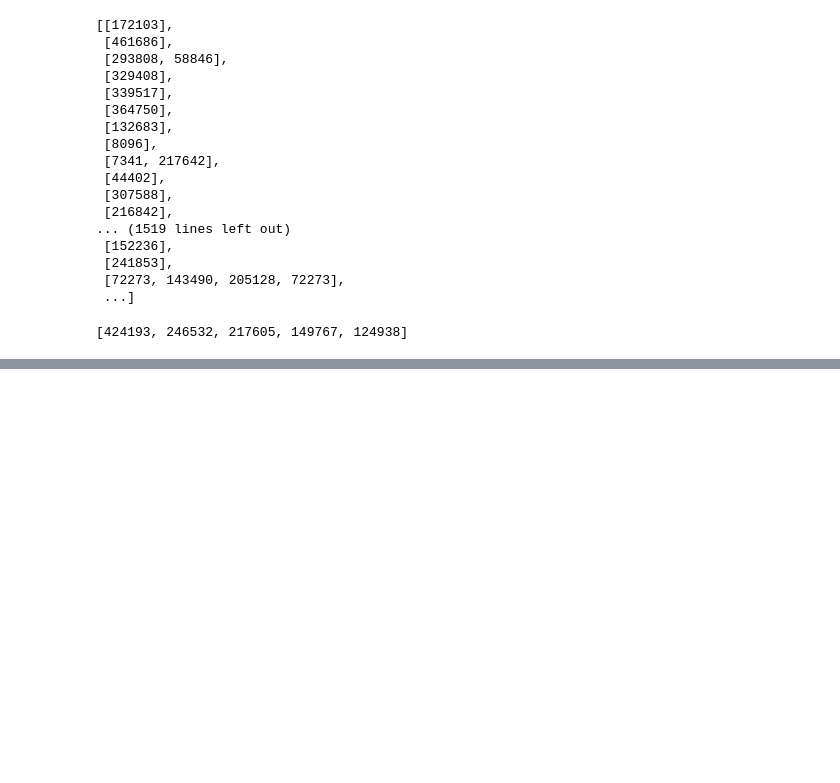
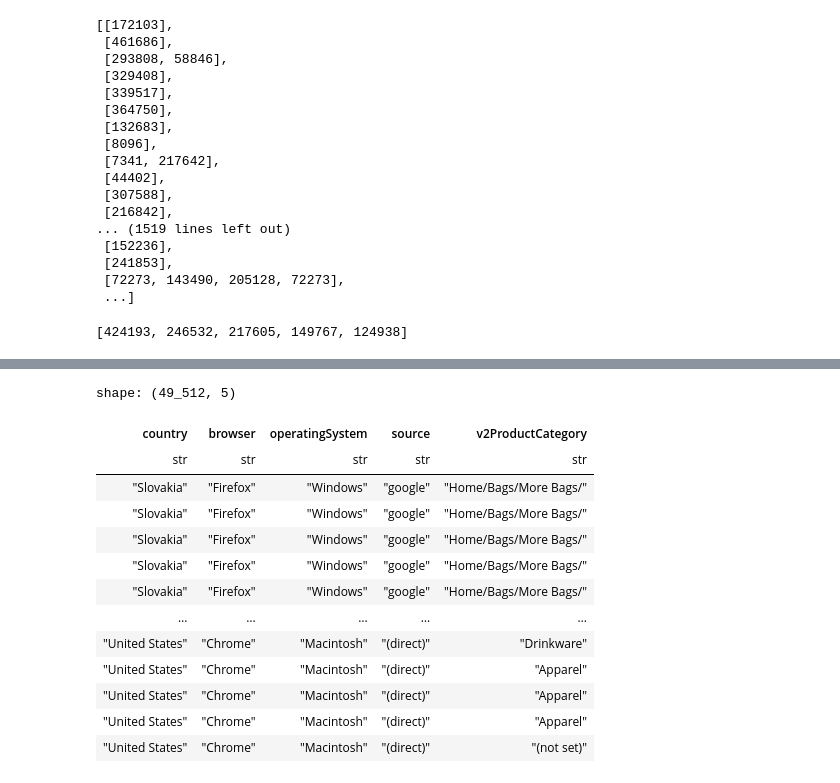
Before and after one commit to Andrew-Bordei/Data-Science, a Jupyter notebook: recommendation_system/notebooks/modelling.ipynb, the cells around one changed output, grey strips where cells are left out. Saved outputs shown, nothing was run; the diff lists cells and outputs as text; code cells hidden in the pictures; blank space fills up the shorter version.

```diff
--- a/recommendation_system/notebooks/modelling.ipynb
+++ b/recommendation_system/notebooks/modelling.ipynb
@@ -78,0 +118,17 @@ new_customer_recommender(31640, purchases)
+# %%
+df.select(pl.col('country'),pl.col('browser'),pl.col('operatingSystem'),pl.col('source'),pl.col('v2ProductCategory'))
+# %% [output]
+shape: (49_512, 5)
+| country | browser | operatingSystem | source | v2ProductCategory |
+| str | str | str | str | str |
+| "Slovakia" | "Firefox" | "Windows" | "google" | "Home/Bags/More Bags/" |
+| "Slovakia" | "Firefox" | "Windows" | "google" | "Home/Bags/More Bags/" |
+| "Slovakia" | "Firefox" | "Windows" | "google" | "Home/Bags/More Bags/" |
+| "Slovakia" | "Firefox" | "Windows" | "google" | "Home/Bags/More Bags/" |
+| "Slovakia" | "Firefox" | "Windows" | "google" | "Home/Bags/More Bags/" |
+| … | … | … | … | … |
+| "United States" | "Chrome" | "Macintosh" | "(direct)" | "Drinkware" |
+| "United States" | "Chrome" | "Macintosh" | "(direct)" | "Apparel" |
+| "United States" | "Chrome" | "Macintosh" | "(direct)" | "Apparel" |
+| "United States" | "Chrome" | "Macintosh" | "(direct)" | "Apparel" |
+| "United States" | "Chrome" | "Macintosh" | "(direct)" | "(not set)" |
```
Also changed, not shown: parts of 9 cells of this notebook, 3 other files.
